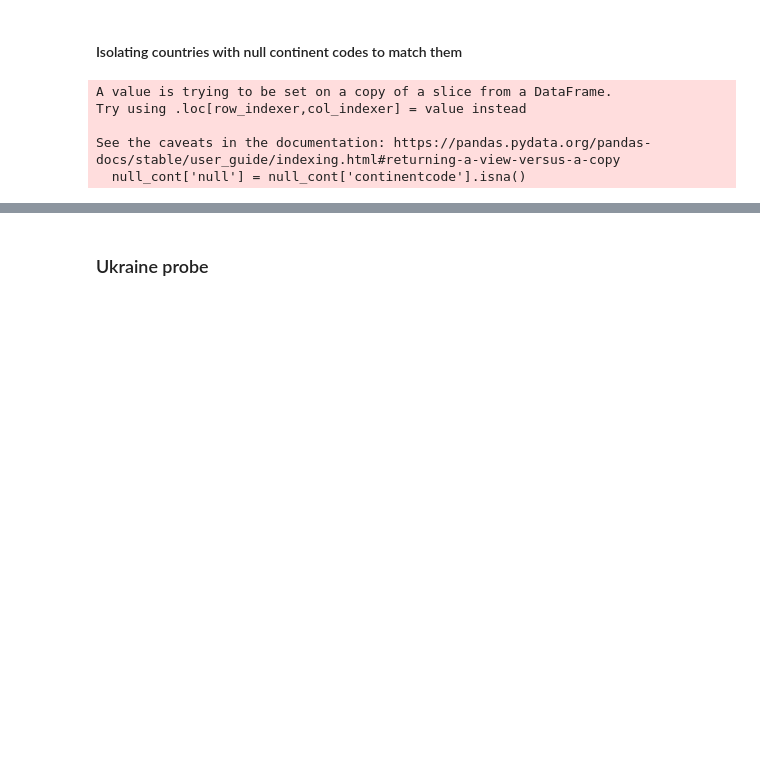
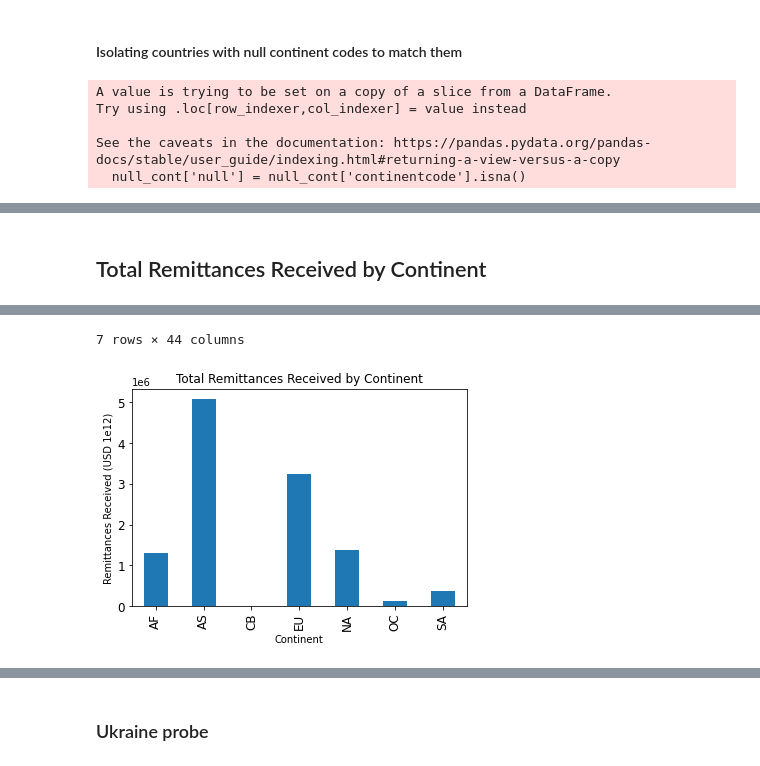
Before and after one commit to bukanif/CYPLAN255-1, a Jupyter notebook: notebooks_copy_2/Remittances2.ipynb, the cells around one changed output, grey strips where cells are left out. Drawn from its saved outputs; the diff is of its cells as text; code cells hidden in the pictures; blank space fills up the shorter version.

```diff
--- a/notebooks_copy_2/Remittances2.ipynb
+++ b/notebooks_copy_2/Remittances2.ipynb
@@ -632,0 +461,7 @@ cont.sort_values('total_rem', ascending=False)
+# %% [markdown]
+## Total Remittances Received by Continent
+# %%
+cont = in_global.groupby('continentcode').sum()
+cont.total_rem.plot(kind='bar', title='Total Remittances Received by Continent', xlabel='Continent', ylabel='Remittances Received (USD 1e12)', fontsize=12)
+cont.sort_values('total_rem', ascending=False)
+# %% [output]
@@ -632,0 +477,2 @@ cont.sort_values('total_rem', ascending=False)
+7 rows × 44 columns
+[figure, added]
```
Also changed, not shown: parts of 83 cells of this notebook.
